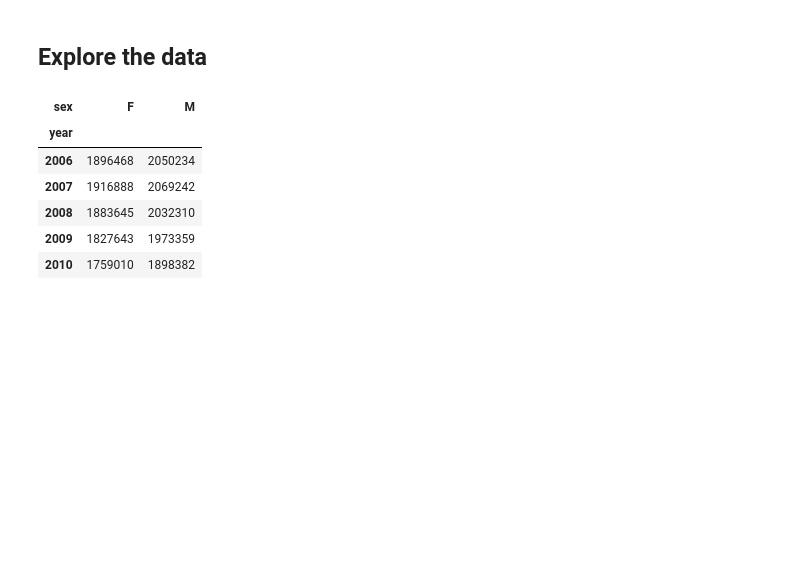
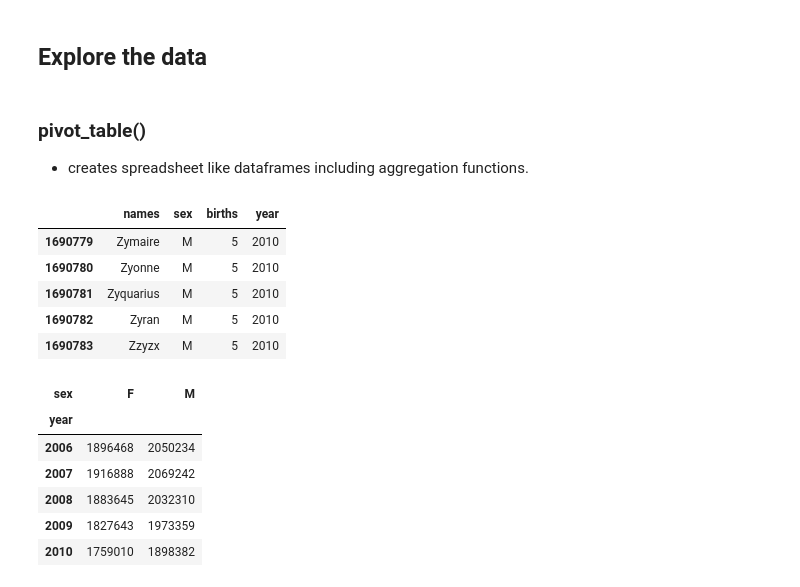
Before and after one commit to salmonofdoubt/MOOC, a Jupyter notebook: DA_OREILLY/CH02_INTRO_EXAMPLES/3_first_names.ipynb, the cells around one changed output. Cells and saved outputs as stored; diff of their text form; code cells hidden in the pictures; blank space fills up the shorter version.

```diff
--- a/DA_OREILLY/CH02_INTRO_EXAMPLES/3_first_names.ipynb
+++ b/DA_OREILLY/CH02_INTRO_EXAMPLES/3_first_names.ipynb
@@ -68,6 +75,18 @@ names
 1690784 rows × 4 columns
 # %% [markdown]
 ## Explore the data
+# %% [markdown]
+### pivot_table()
+* creates spreadsheet like dataframes including aggregation functions.
+# %%
+names.tail()
+# %% [output]
+|  | names | sex | births | year |
+| 1690779 | Zymaire | M | 5 | 2010 |
+| 1690780 | Zyonne | M | 5 | 2010 |
+| 1690781 | Zyquarius | M | 5 | 2010 |
+| 1690782 | Zyran | M | 5 | 2010 |
+| 1690783 | Zzyzx | M | 5 | 2010 |
 # %%
 # Whats the total birth rate per year
 total_births = names.pivot_table('births', index='year', columns='sex', aggfunc=sum)
```
Also changed, not shown: parts of 18 cells of this notebook, 1 other file.
